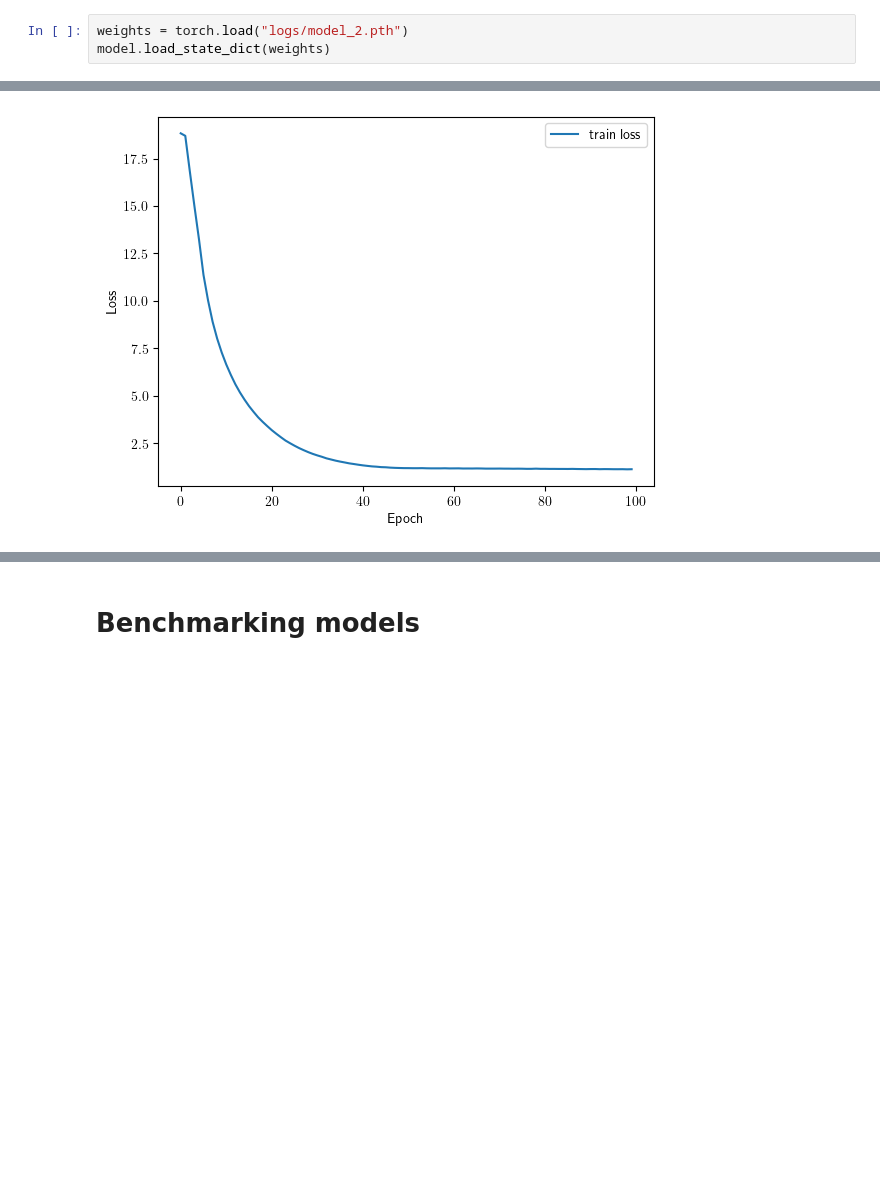
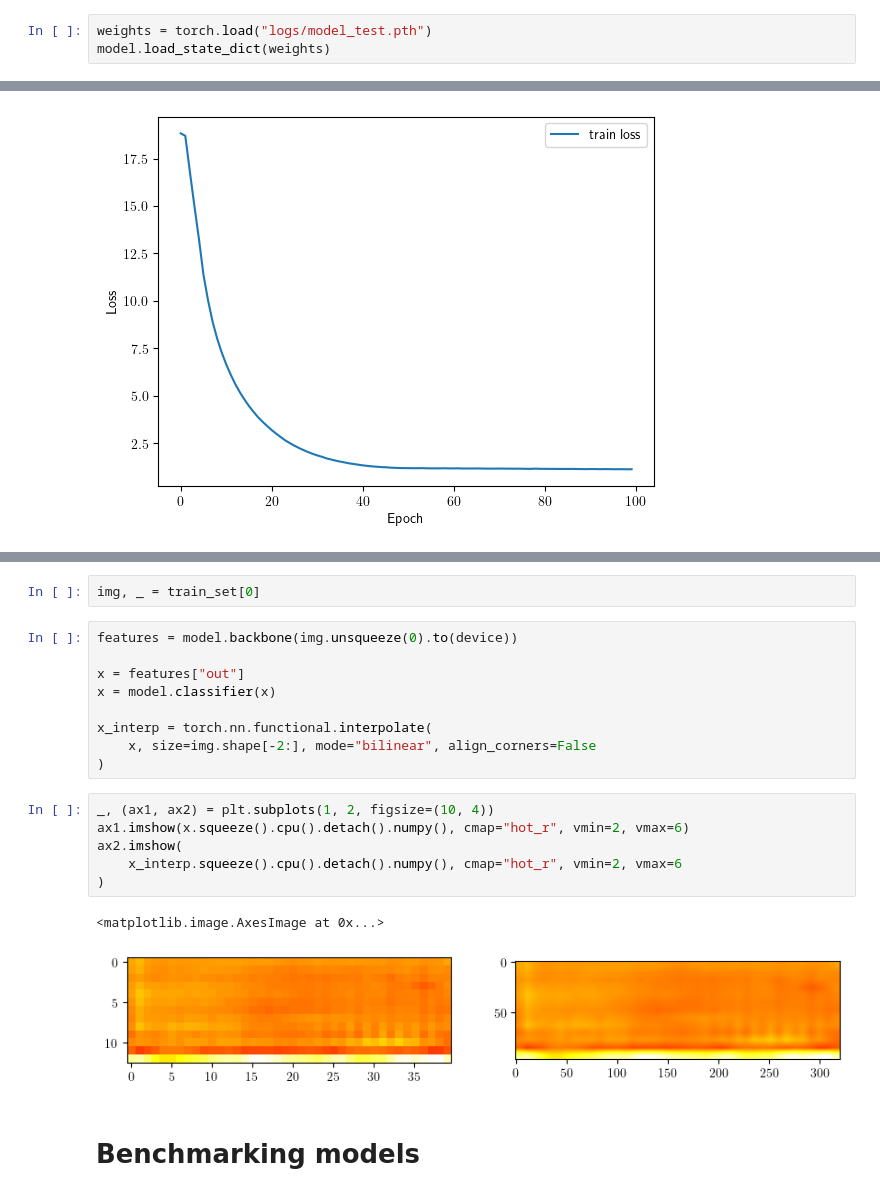
Before and after one commit to Whojo/Autonomous-Navigation-Offroad-by-traversability-analysis, a Jupyter notebook: src/semantic_segmentation/training.ipynb, the cells around one changed output, grey strips where cells are left out. Cells and saved outputs as stored; diff of their text form; blank space fills up the shorter version.

```diff
--- a/src/semantic_segmentation/training.ipynb
+++ b/src/semantic_segmentation/training.ipynb
@@ -177,7 +179,7 @@ train_loss_list, val_loss_list = train_model(config, model)
 # %%
 torch.save(model.state_dict(), "logs/model_2.pth")
 # %%
-weights = torch.load("logs/model_2.pth")
+weights = torch.load("logs/model_test.pth")
 model.load_state_dict(weights)
 # %% [output]
 <All keys matched successfully>
@@ -259,3 +291,23 @@ interactive(children=(IntSlider(value=3, description='index', max=7), Output()),
+# %%
+img, _ = train_set[0]
+# %%
+features = model.backbone(img.unsqueeze(0).to(device))
+
+x = features["out"]
+x = model.classifier(x)
+
+x_interp = torch.nn.functional.interpolate(
+    x, size=img.shape[-2:], mode="bilinear", align_corners=False
+)
+# %%
+_, (ax1, ax2) = plt.subplots(1, 2, figsize=(10, 4))
+ax1.imshow(x.squeeze().cpu().detach().numpy(), cmap="hot_r", vmin=2, vmax=6)
+ax2.imshow(
+    x_interp.squeeze().cpu().detach().numpy(), cmap="hot_r", vmin=2, vmax=6
+)
+# %% [output]
+<matplotlib.image.AxesImage at 0x...>
+[figure, added]
 # %% [markdown]
 # Benchmarking models
 # %% [markdown]
```
Also changed, not shown: parts of 4 cells of this notebook, 3 other files.
